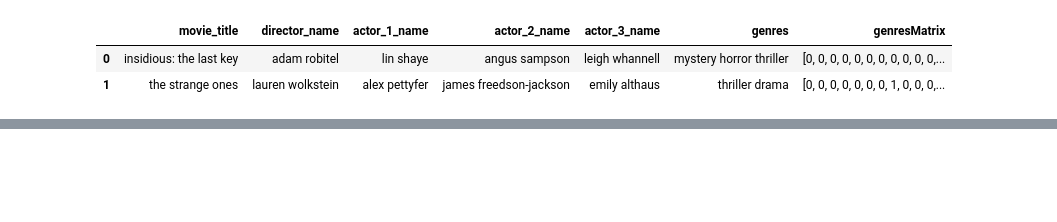
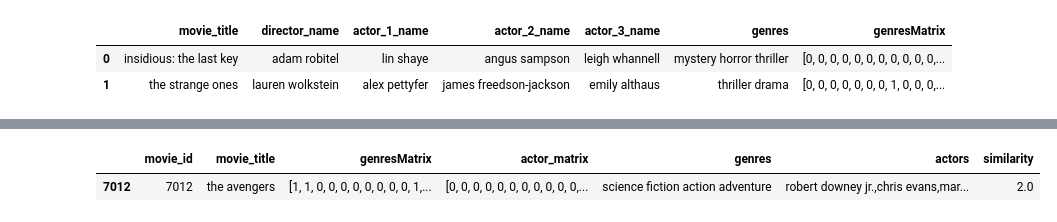
Before and after one commit to skar94376/Movie-Recommendation-Model, a Jupyter notebook: algo.ipynb, the cells around one changed output, grey strips where cells are left out. Saved outputs shown, nothing was run; the diff lists cells and outputs as text; code cells hidden in the pictures; blank space fills up the shorter version.

```diff
--- a/algo.ipynb
+++ b/algo.ipynb
@@ -165,0 +212,5 @@ similar_movies[,:]
+# %%
+df[df['movie_id']==7012]
+# %% [output]
+|  | movie_id | movie_title | genresMatrix | actor_matrix | genres | actors | similarity |
+| 7012 | 7012 | the avengers | [1, 1, 0, 0, 0, 0, 0, 0, 0, 0, 1,... | [0, 0, 0, 0, 0, 0, 0, 0, 0, 0, 0,... | science fiction action adventure | robert downey jr.,chris evans,mar... | 2.0 |
```
Also changed, not shown: parts of 30 cells of this notebook.
